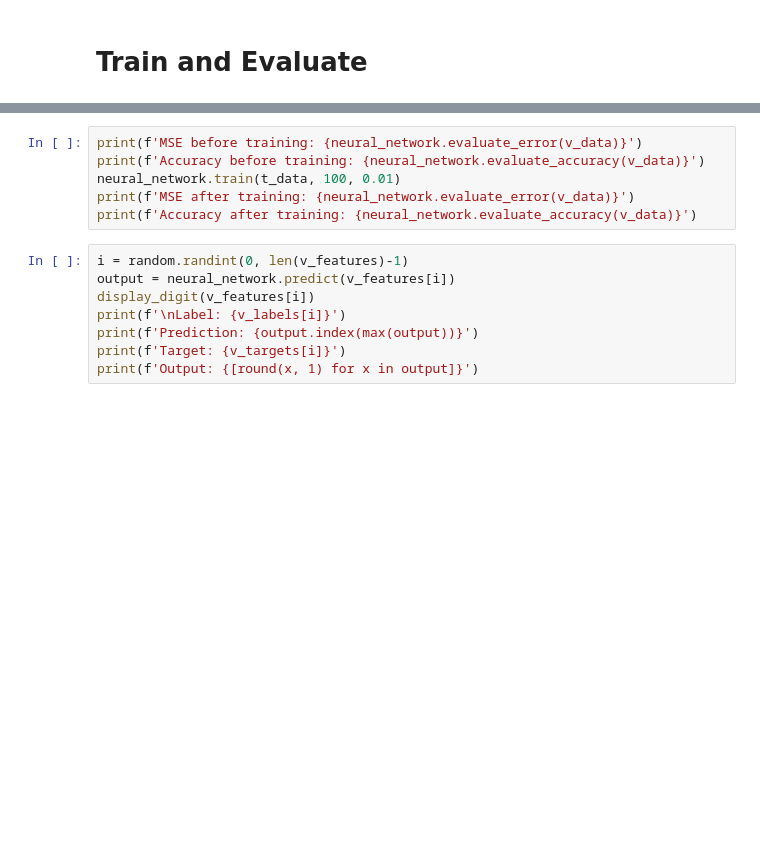
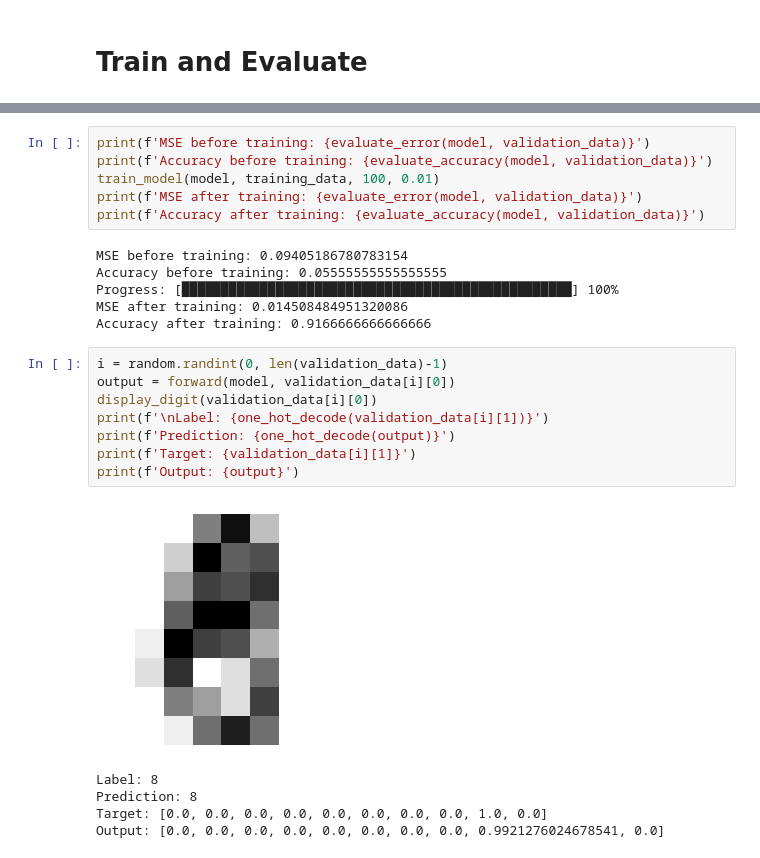
Before and after one commit to EldritchCometh/neural_network_jupyter, a Jupyter notebook: part_07_a_real_classification_task.ipynb, the cells around one changed output, grey strips where cells are left out. Drawn from its saved outputs; the diff is of its cells as text; blank space fills up the shorter version.

```diff
--- a/part_07_a_real_classification_task.ipynb
+++ b/part_07_a_real_classification_task.ipynb
@@ -41,14 +52,26 @@ v_data = [[vf, vt] for vf, vt in zip(v_features, v_targets)]
 # %%
-print(f'MSE before training: {neural_network.evaluate_error(v_data)}')
-print(f'Accuracy before training: {neural_network.evaluate_accuracy(v_data)}')
-neural_network.train(t_data, 100, 0.01)
-print(f'MSE after training: {neural_network.evaluate_error(v_data)}')
-print(f'Accuracy after training: {neural_network.evaluate_accuracy(v_data)}')
+print(f'MSE before training: {evaluate_error(model, validation_data)}')
+print(f'Accuracy before training: {evaluate_accuracy(model, validation_data)}')
+train_model(model, training_data, 100, 0.01)
+print(f'MSE after training: {evaluate_error(model, validation_data)}')
+print(f'Accuracy after training: {evaluate_accuracy(model, validation_data)}')
+# %% [output]
+MSE before training: 0.09405186780783154
+Accuracy before training: 0.05555555555555555
+Progress: [██████████████████████████████████████████████████] 100%
+MSE after training: 0.014508484951320086
+Accuracy after training: 0.9166666666666666
 # %%
-i = random.randint(0, len(v_features)-1)
-output = neural_network.predict(v_features[i])
-display_digit(v_features[i])
-print(f'\nLabel: {v_labels[i]}')
-print(f'Prediction: {output.index(max(output))}')
-print(f'Target: {v_targets[i]}')
-print(f'Output: {[round(x, 1) for x in output]}')
+i = random.randint(0, len(validation_data)-1)
+output = forward(model, validation_data[i][0])
+display_digit(validation_data[i][0])
+print(f'\nLabel: {one_hot_decode(validation_data[i][1])}')
+print(f'Prediction: {one_hot_decode(output)}')
+print(f'Target: {validation_data[i][1]}')
+print(f'Output: {output}')
+# %% [output]
+[figure, added]
+Label: 8
+Prediction: 8
+Target: [0.0, 0.0, 0.0, 0.0, 0.0, 0.0, 0.0, 0.0, 1.0, 0.0]
+Output: [0.0, 0.0, 0.0, 0.0, 0.0, 0.0, 0.0, 0.0, 0.9921276024678541, 0.0]
```
Also changed, not shown: parts of 6 cells of this notebook, 6 other files.
